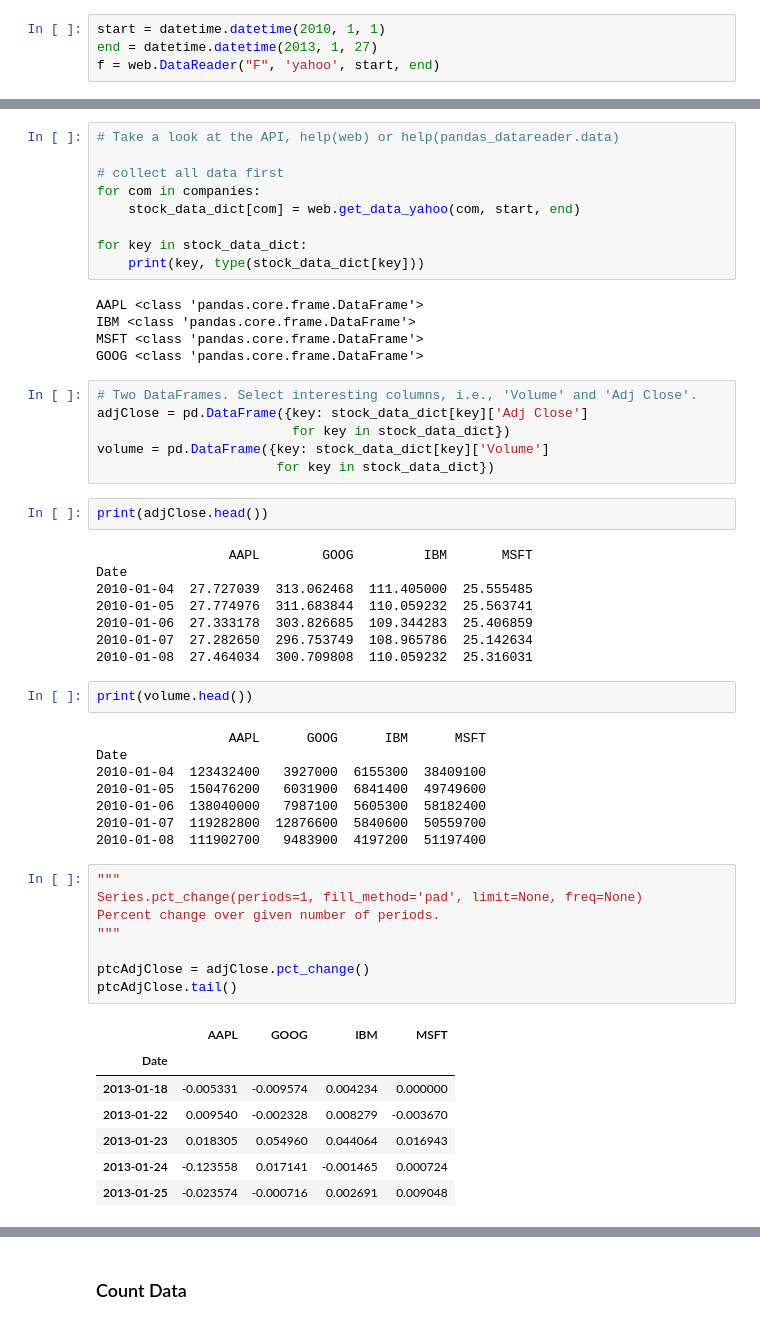
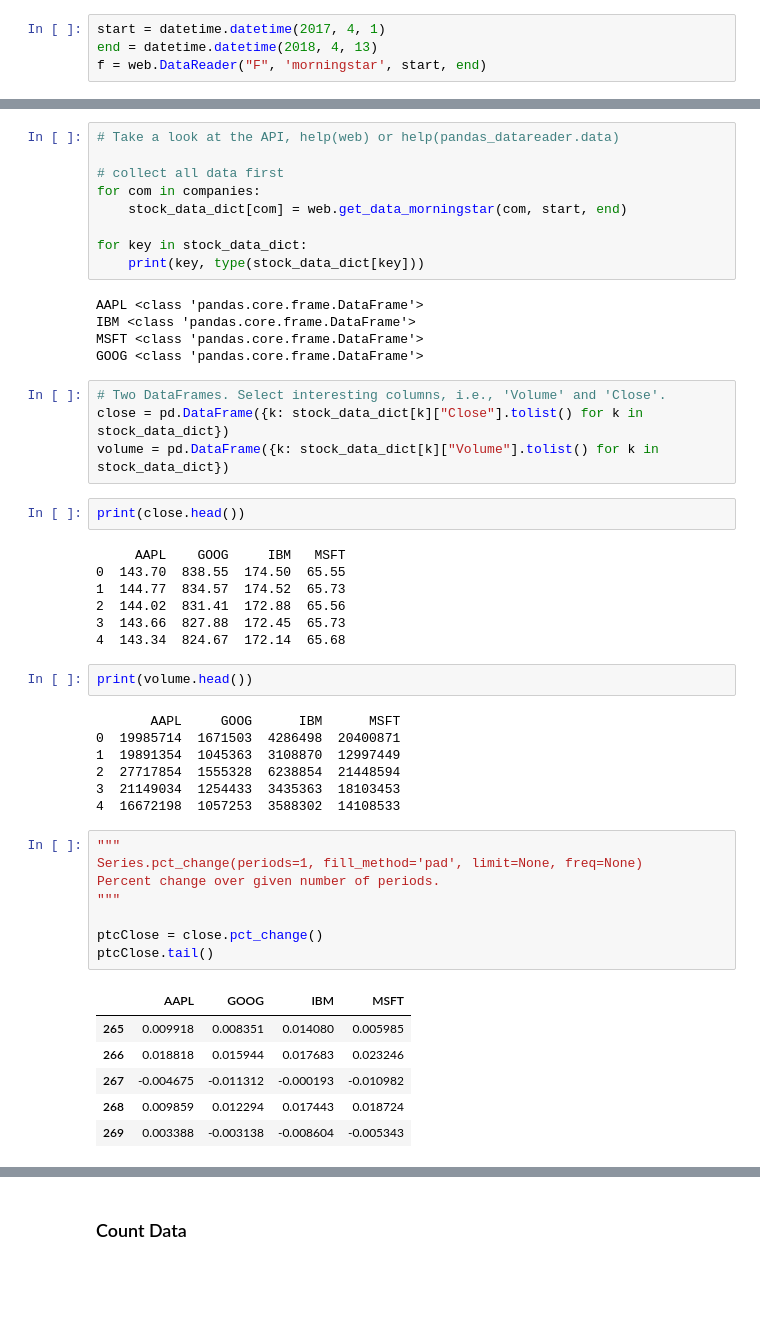
Before and after one commit to hsiaom26/DSFTA, a Jupyter notebook: pandas.ipynb, the cells around one changed output, grey strips where cells are left out. Drawn from its saved outputs; the diff is of its cells as text; blank space fills up the shorter version.

```diff
--- a/pandas.ipynb
+++ b/pandas.ipynb
@@ -496,9 +500,9 @@ https://pandas-datareader.readthedocs.io/en/latest/
 import pandas_datareader.data as web #  pip install pandas-datareader
 import datetime
 # %%
-start = datetime.datetime(2010, 1, 1)
-end = datetime.datetime(2013, 1, 27)
-f = web.DataReader("F", 'yahoo', start, end)
+start = datetime.datetime(2017, 4, 1)
+end = datetime.datetime(2018, 4, 13)
+f = web.DataReader("F", 'morningstar', start, end)
 # %%
 print(type(f)) # like in heaven
 print(f.head())
@@ -533,7 +529,7 @@ stock_data_dict = dict()
 
 # collect all data first
 for com in companies:
-    stock_data_dict[com] = web.get_data_yahoo(com, start, end)
+    stock_data_dict[com] = web.get_data_morningstar(com, start, end)
 
 for key in stock_data_dict:
     print(key, type(stock_data_dict[key]))
@@ -543,47 +539,42 @@ IBM <class 'pandas.core.frame.DataFrame'>
 MSFT <class 'pandas.core.frame.DataFrame'>
 GOOG <class 'pandas.core.frame.DataFrame'>
 # %%
-# Two DataFrames. Select interesting columns, i.e., 'Volume' and 'Adj Close'.
-adjClose = pd.DataFrame({key: stock_data_dict[key]['Adj Close']
-                         for key in stock_data_dict})
-volume = pd.DataFrame({key: stock_data_dict[key]['Volume']
-                       for key in stock_data_dict})
+# Two DataFrames. Select interesting columns, i.e., 'Volume' and 'Close'.
+close = pd.DataFrame({k: stock_data_dict[k]["Close"].tolist() for k in stock_data_dict})
+volume = pd.DataFrame({k: stock_data_dict[k]["Volume"].tolist() for k in stock_data_dict})
 # %%
-print(adjClose.head())
+print(close.head())
 # %% [output]
-                 AAPL        GOOG         IBM       MSFT
-Date
-2010-01-04  27.727039  313.062468  111.405000  25.555485
-2010-01-05  27.774976  311.683844  110.059232  25.563741
-2010-01-06  27.333178  303.826685  109.344283  25.406859
-2010-01-07  27.282650  296.753749  108.965786  25.142634
-2010-01-08  27.464034  300.709808  110.059232  25.316031
+     AAPL    GOOG     IBM   MSFT
+0  143.70  838.55  174.50  65.55
+1  144.77  834.57  174.52  65.73
+2  144.02  831.41  172.88  65.56
+3  143.66  827.88  172.45  65.73
+4  143.34  824.67  172.14  65.68
 # %%
 print(volume.head())
 # %% [output]
-                 AAPL      GOOG      IBM      MSFT
-Date
-2010-01-04  123432400   3927000  6155300  38409100
-2010-01-05  150476200   6031900  6841400  49749600
-2010-01-06  138040000   7987100  5605300  58182400
-2010-01-07  119282800  12876600  5840600  50559700
-2010-01-08  111902700   9483900  4197200  51197400
+       AAPL     GOOG      IBM      MSFT
+0  19985714  1671503  4286498  20400871
+1  19891354  1045363  3108870  12997449
+2  27717854  1555328  6238854  21448594
+3  21149034  1254433  3435363  18103453
+4  16672198  1057253  3588302  14108533
 # %%
 """
 Series.pct_change(periods=1, fill_method='pad', limit=None, freq=None)
 Percent change over given number of periods.
 """
 
-ptcAdjClose = adjClose.pct_change()
-ptcAdjClose.tail()
+ptcClose = close.pct_change()
+ptcClose.tail()
 # %% [output]
 |  | AAPL | GOOG | IBM | MSFT |
-| Date |  |  |  |  |
-| 2013-01-18 | -0.005331 | -0.009574 | 0.004234 | 0.000000 |
-| 2013-01-22 | 0.009540 | -0.002328 | 0.008279 | -0.003670 |
-| 2013-01-23 | 0.018305 | 0.054960 | 0.044064 | 0.016943 |
-| 2013-01-24 | -0.123558 | 0.017141 | -0.001465 | 0.000724 |
-| 2013-01-25 | -0.023574 | -0.000716 | 0.002691 | 0.009048 |
+| 265 | 0.009918 | 0.008351 | 0.014080 | 0.005985 |
+| 266 | 0.018818 | 0.015944 | 0.017683 | 0.023246 |
+| 267 | -0.004675 | -0.011312 | -0.000193 | -0.010982 |
+| 268 | 0.009859 | 0.012294 | 0.017443 | 0.018724 |
+| 269 | 0.003388 | -0.003138 | -0.008604 | -0.005343 |
 # %%
 # Find the relation between IBM and MSFT
 # Do they have 'similar' ptc?
```
Also changed, not shown: parts of 35 cells of this notebook, 1 other file.
